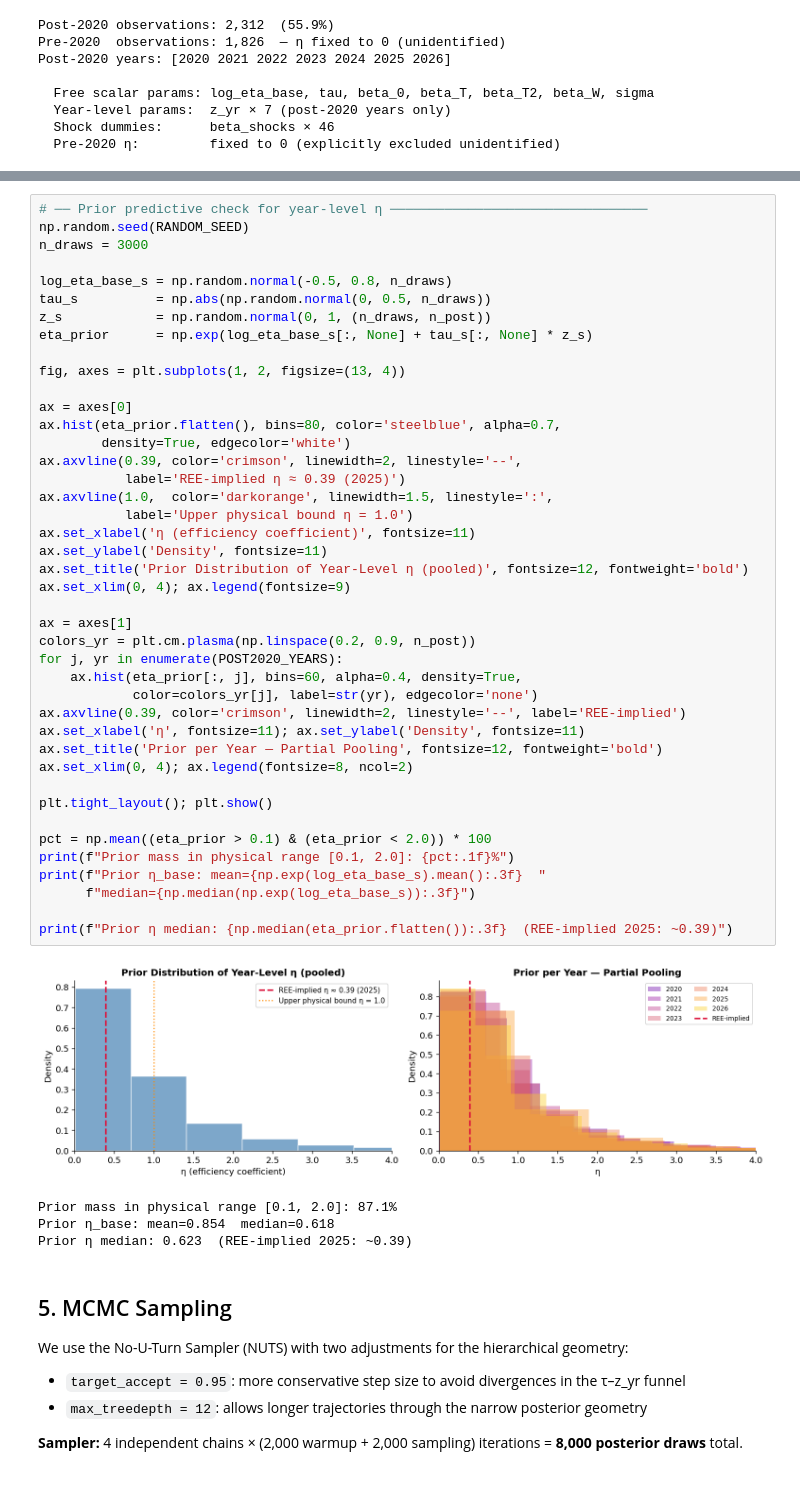
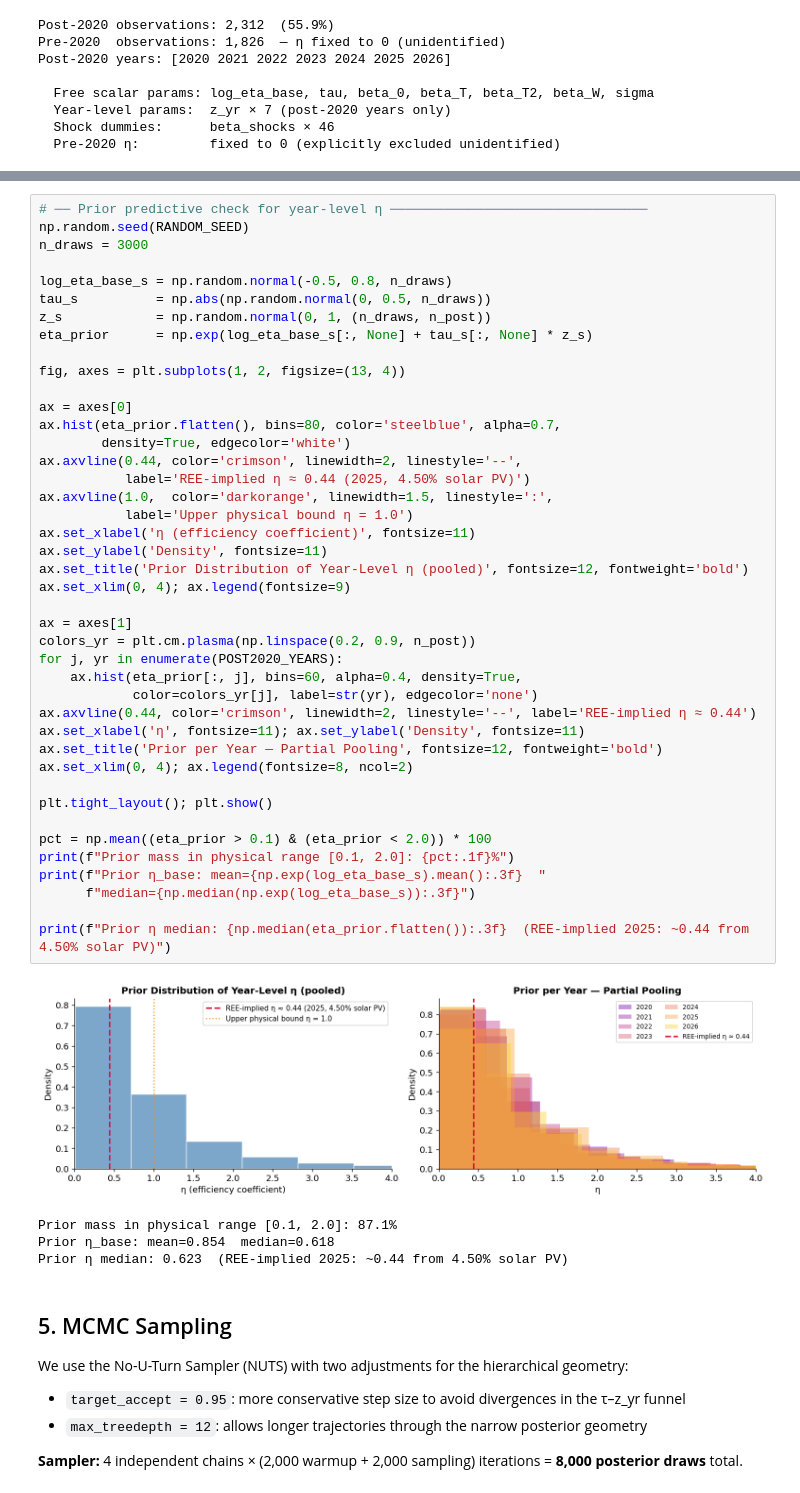
Before and after one commit to ntorqulu/bayesian-solar-inference, a Jupyter notebook: notebooks/03_bayesian_hierarchical_model.ipynb, the cells around one changed output, grey strips where cells are left out. Cells and saved outputs as stored; diff of their text form.

```diff
--- a/notebooks/03_bayesian_hierarchical_model.ipynb
+++ b/notebooks/03_bayesian_hierarchical_model.ipynb
@@ -270,41 +270,41 @@ eta_prior      = np.exp(log_eta_base_s[:, None] + tau_s[:, None] * z_s)
 
 fig, axes = plt.subplots(1, 2, figsize=(13, 4))
 
 ax = axes[0]
 ax.hist(eta_prior.flatten(), bins=80, color='steelblue', alpha=0.7,
         density=True, edgecolor='white')
-ax.axvline(0.39, color='crimson', linewidth=2, linestyle='--',
-           label='REE-implied η ≈ 0.39 (2025)')
+ax.axvline(0.44, color='crimson', linewidth=2, linestyle='--',
+           label='REE-implied η ≈ 0.44 (2025, 4.50% solar PV)')
 ax.axvline(1.0,  color='darkorange', linewidth=1.5, linestyle=':',
            label='Upper physical bound η = 1.0')
 ax.set_xlabel('η (efficiency coefficient)', fontsize=11)
 ax.set_ylabel('Density', fontsize=11)
 ax.set_title('Prior Distribution of Year-Level η (pooled)', fontsize=12, fontweight='bold')
 ax.set_xlim(0, 4); ax.legend(fontsize=9)
 
 ax = axes[1]
 colors_yr = plt.cm.plasma(np.linspace(0.2, 0.9, n_post))
 for j, yr in enumerate(POST2020_YEARS):
     ax.hist(eta_prior[:, j], bins=60, alpha=0.4, density=True,
             color=colors_yr[j], label=str(yr), edgecolor='none')
-ax.axvline(0.39, color='crimson', linewidth=2, linestyle='--', label='REE-implied')
+ax.axvline(0.44, color='crimson', linewidth=2, linestyle='--', label='REE-implied η ≈ 0.44')
 ax.set_xlabel('η', fontsize=11); ax.set_ylabel('Density', fontsize=11)
 ax.set_title('Prior per Year — Partial Pooling', fontsize=12, fontweight='bold')
 ax.set_xlim(0, 4); ax.legend(fontsize=8, ncol=2)
 
 plt.tight_layout(); plt.show()
 
 pct = np.mean((eta_prior > 0.1) & (eta_prior < 2.0)) * 100
 print(f"Prior mass in physical range [0.1, 2.0]: {pct:.1f}%")
 print(f"Prior η_base: mean={np.exp(log_eta_base_s).mean():.3f}  "
       f"median={np.median(np.exp(log_eta_base_s)):.3f}")
 
-print(f"Prior η median: {np.median(eta_prior.flatten()):.3f}  (REE-implied 2025: ~0.39)")
+print(f"Prior η median: {np.median(eta_prior.flatten()):.3f}  (REE-implied 2025: ~0.44 from 4.50% solar PV)")
 # %% [output]
-[figure, old version]
+[figure, new version]
 Prior mass in physical range [0.1, 2.0]: 87.1%
 Prior η_base: mean=0.854  median=0.618
-Prior η median: 0.623  (REE-implied 2025: ~0.39)
+Prior η median: 0.623  (REE-implied 2025: ~0.44 from 4.50% solar PV)
 # %% [markdown]
 ## 5. MCMC Sampling
 
```
Also changed, not shown: parts of 8 cells of this notebook, 1 other file.
